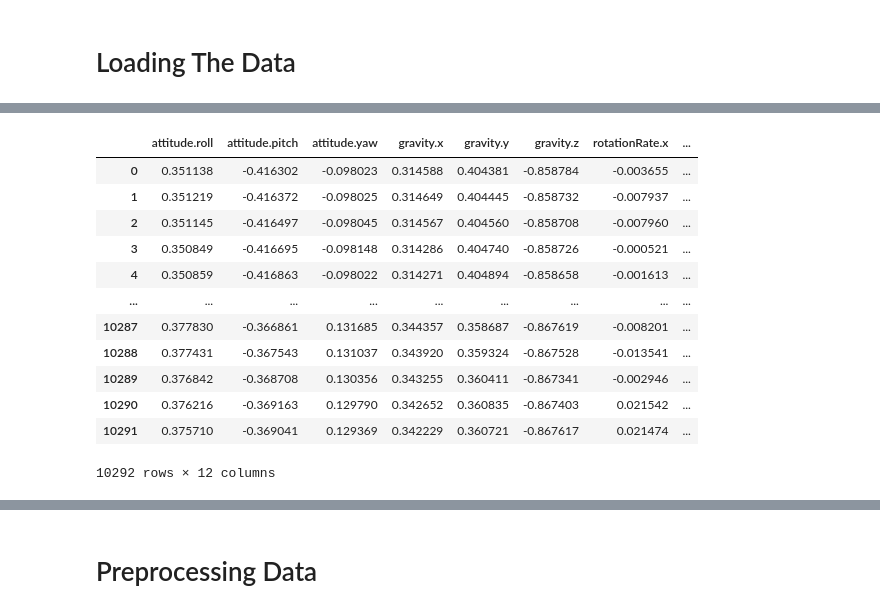
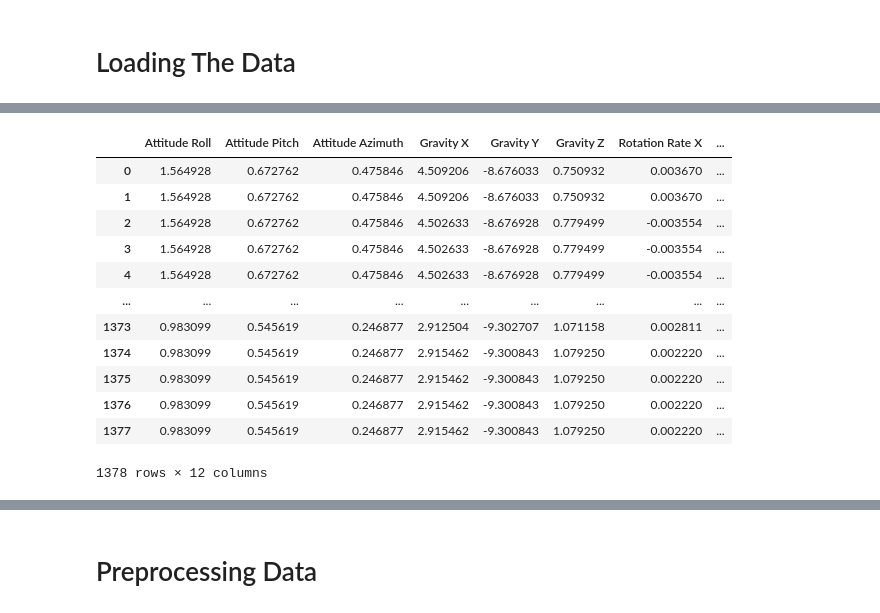
Before and after one commit to rayhannarindran/fitmotion_model, a Jupyter notebook: src/h5-modelTester.ipynb, the cells around one changed output, grey strips where cells are left out. Cells and saved outputs as stored; diff of their text form; code cells hidden in the pictures.

```diff
--- a/src/h5-modelTester.ipynb
+++ b/src/h5-modelTester.ipynb
@@ -36,21 +43,0 @@ df
-# %%
-# data comparison
-# Load testing data
-data_url_c = 'dataset/sit_13/sub_1.csv'
-dfc = pd.read_csv(data_url_c)
-dfc.drop('Unnamed: 0', axis=1, inplace=True)
-dfc
-# %% [output]
-|  | attitude.roll | attitude.pitch | attitude.yaw | gravity.x | gravity.y | gravity.z | rotationRate.x | ... |
-| 0 | 0.351138 | -0.416302 | -0.098023 | 0.314588 | 0.404381 | -0.858784 | -0.003655 | ... |
-| 1 | 0.351219 | -0.416372 | -0.098025 | 0.314649 | 0.404445 | -0.858732 | -0.007937 | ... |
-| 2 | 0.351145 | -0.416497 | -0.098045 | 0.314567 | 0.404560 | -0.858708 | -0.007960 | ... |
-| 3 | 0.350849 | -0.416695 | -0.098148 | 0.314286 | 0.404740 | -0.858726 | -0.000521 | ... |
-| 4 | 0.350859 | -0.416863 | -0.098022 | 0.314271 | 0.404894 | -0.858658 | -0.001613 | ... |
-| ... | ... | ... | ... | ... | ... | ... | ... | ... |
-| 10287 | 0.377830 | -0.366861 | 0.131685 | 0.344357 | 0.358687 | -0.867619 | -0.008201 | ... |
-| 10288 | 0.377431 | -0.367543 | 0.131037 | 0.343920 | 0.359324 | -0.867528 | -0.013541 | ... |
-| 10289 | 0.376842 | -0.368708 | 0.130356 | 0.343255 | 0.360411 | -0.867341 | -0.002946 | ... |
-| 10290 | 0.376216 | -0.369163 | 0.129790 | 0.342652 | 0.360835 | -0.867403 | 0.021542 | ... |
-| 10291 | 0.375710 | -0.369041 | 0.129369 | 0.342229 | 0.360721 | -0.867617 | 0.021474 | ... |
-10292 rows × 12 columns
@@ -59,0 +44,25 @@ df.drop(df.head(20).index, inplace=True)
+# %%
+# Load Android Data
+data_source = 'android_data'
+data_type = 'wlk'
+data_num = '1'
+data_url = '../data/' + data_source + '/' + data_type + '/' + data_type + '_' + data_num + '.csv'
+
+df = pd.read_csv(data_url, sep=';')
+df = df.drop(['Unnamed: 0'], axis=1) if 'Unnamed: 0' in df.columns else df
+df = df.drop(['id'], axis=1) if 'id' in df.columns else df
+df
+# %% [output]
+|  | Attitude Roll | Attitude Pitch | Attitude Azimuth | Gravity X | Gravity Y | Gravity Z | Rotation Rate X | ... |
+| 0 | 1.564928 | 0.672762 | 0.475846 | 4.509206 | -8.676033 | 0.750932 | 0.003670 | ... |
+| 1 | 1.564928 | 0.672762 | 0.475846 | 4.509206 | -8.676033 | 0.750932 | 0.003670 | ... |
+| 2 | 1.564928 | 0.672762 | 0.475846 | 4.502633 | -8.676928 | 0.779499 | -0.003554 | ... |
+| 3 | 1.564928 | 0.672762 | 0.475846 | 4.502633 | -8.676928 | 0.779499 | -0.003554 | ... |
+| 4 | 1.564928 | 0.672762 | 0.475846 | 4.502633 | -8.676928 | 0.779499 | -0.003554 | ... |
+| ... | ... | ... | ... | ... | ... | ... | ... | ... |
+| 1373 | 0.983099 | 0.545619 | 0.246877 | 2.912504 | -9.302707 | 1.071158 | 0.002811 | ... |
+| 1374 | 0.983099 | 0.545619 | 0.246877 | 2.915462 | -9.300843 | 1.079250 | 0.002220 | ... |
+| 1375 | 0.983099 | 0.545619 | 0.246877 | 2.915462 | -9.300843 | 1.079250 | 0.002220 | ... |
+| 1376 | 0.983099 | 0.545619 | 0.246877 | 2.915462 | -9.300843 | 1.079250 | 0.002220 | ... |
+| 1377 | 0.983099 | 0.545619 | 0.246877 | 2.915462 | -9.300843 | 1.079250 | 0.002220 | ... |
+1378 rows × 12 columns
```
Also changed, not shown: parts of 13 cells of this notebook, 12 other files.
